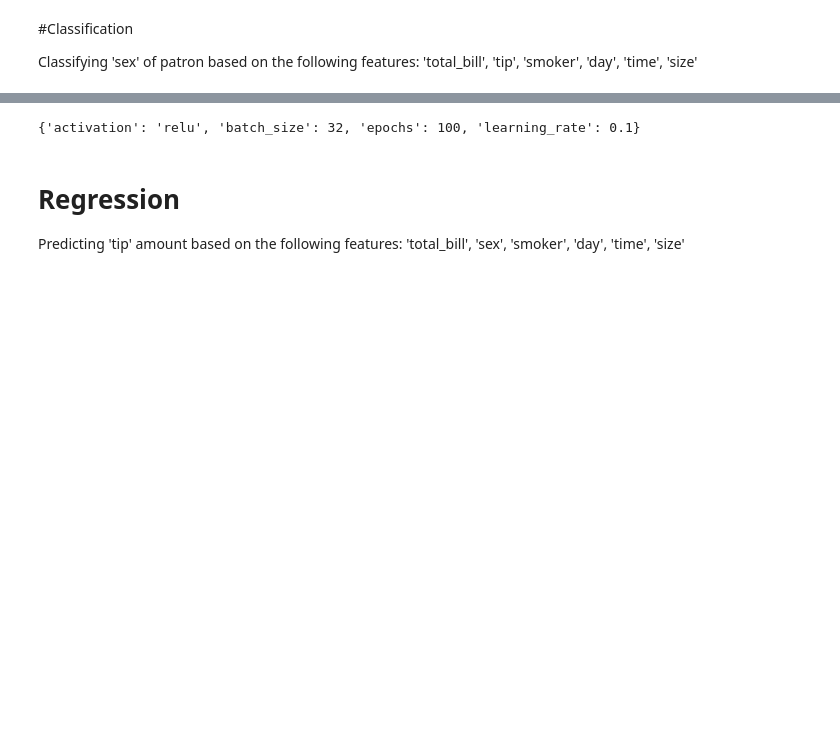
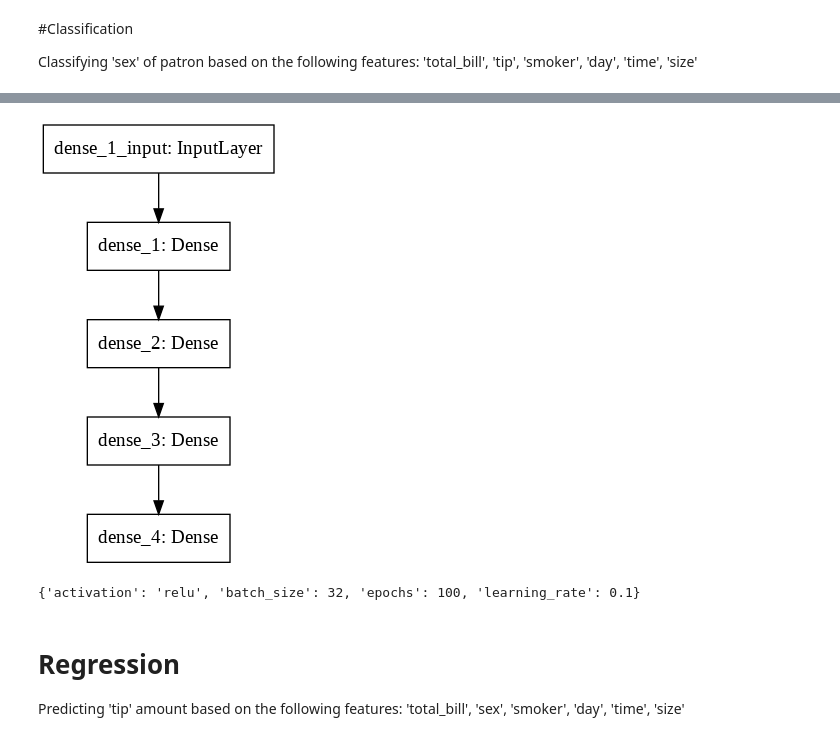
Before and after one commit to nonoumasy/Deep-Learning-on-Tips-dataset, a Jupyter notebook: Deep_Learning_on_Tips_dataset.ipynb, the cells around one changed output, grey strips where cells are left out. Saved outputs shown, nothing was run; the diff lists cells and outputs as text; code cells hidden in the pictures; blank space fills up the shorter version.

```diff
--- a/Deep_Learning_on_Tips_dataset.ipynb
+++ b/Deep_Learning_on_Tips_dataset.ipynb
@@ -111,5 +120,10 @@ Trainable params: 16,452
 Non-trainable params: 0
 _________________________________________________________________
+# %%
+from keras.utils import plot_model
+plot_model(model)
+# %% [output]
+[figure, added]
 # %%
 # deep learning classification with RandomSearchCV
 def create_model(activation='relu', learning_rate=0.01):
```
Also changed, not shown: parts of 8 cells of this notebook.
